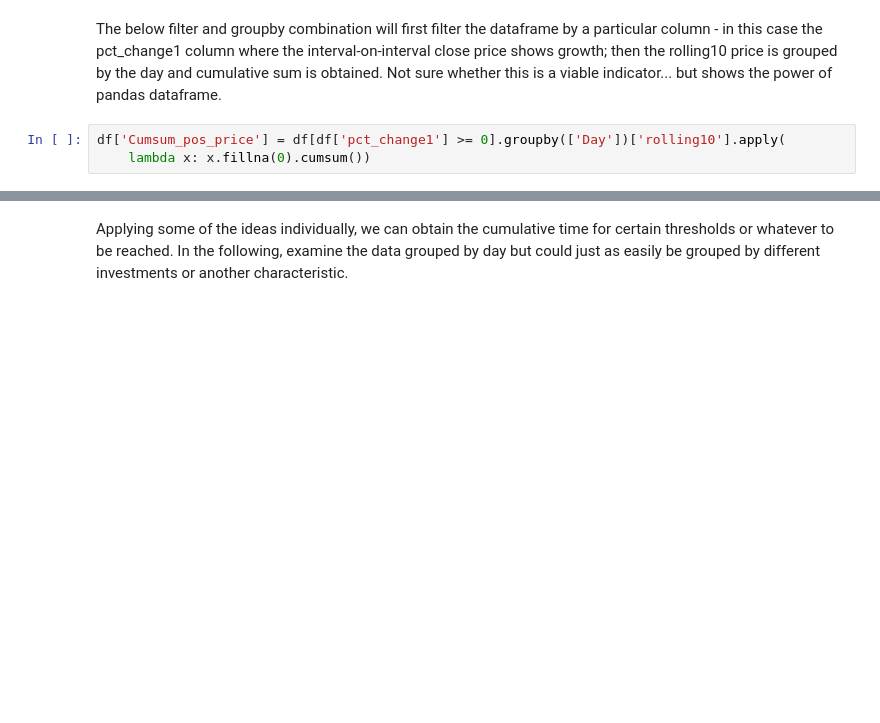
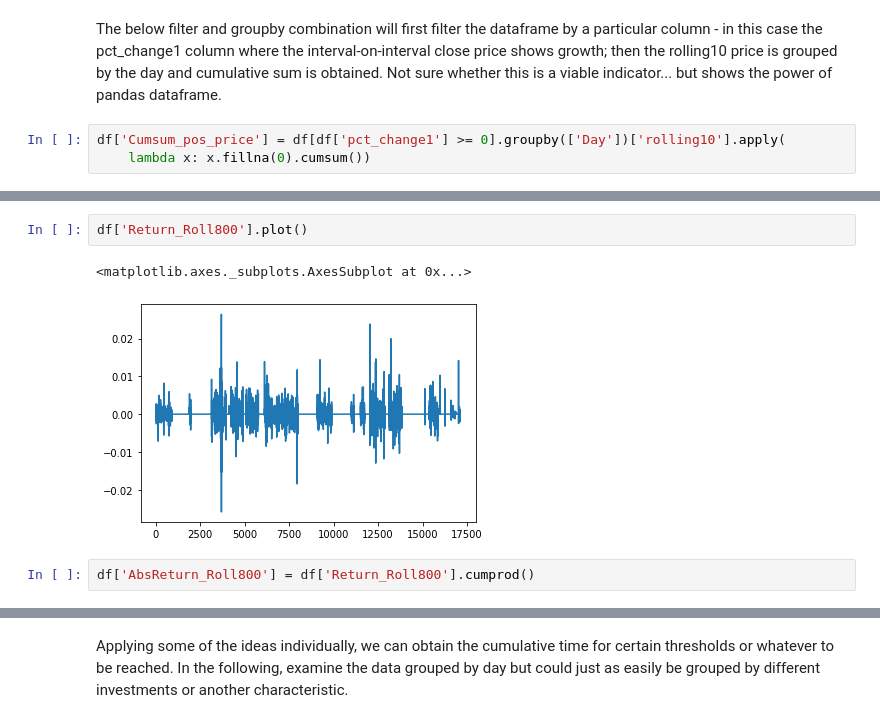
Before and after one commit to michaelmml/Financial-Data-Science, a Jupyter notebook: AlgoPredictors.ipynb, the cells around one changed output, grey strips where cells are left out. Drawn from its saved outputs; the diff is of its cells as text; blank space fills up the shorter version.

```diff
--- a/AlgoPredictors.ipynb
+++ b/AlgoPredictors.ipynb
@@ -153,0 +179,7 @@ df['Cumsum_pos_price'] = df[df['pct_change1'] >= 0].groupby(['Day'])['rolling10'
+# %%
+df['Return_Roll800'].plot()
+# %% [output]
+<matplotlib.axes._subplots.AxesSubplot at 0x...>
+[figure, added]
+# %%
+df['AbsReturn_Roll800'] = df['Return_Roll800'].cumprod()
```
Also changed, not shown: parts of 15 cells of this notebook.
